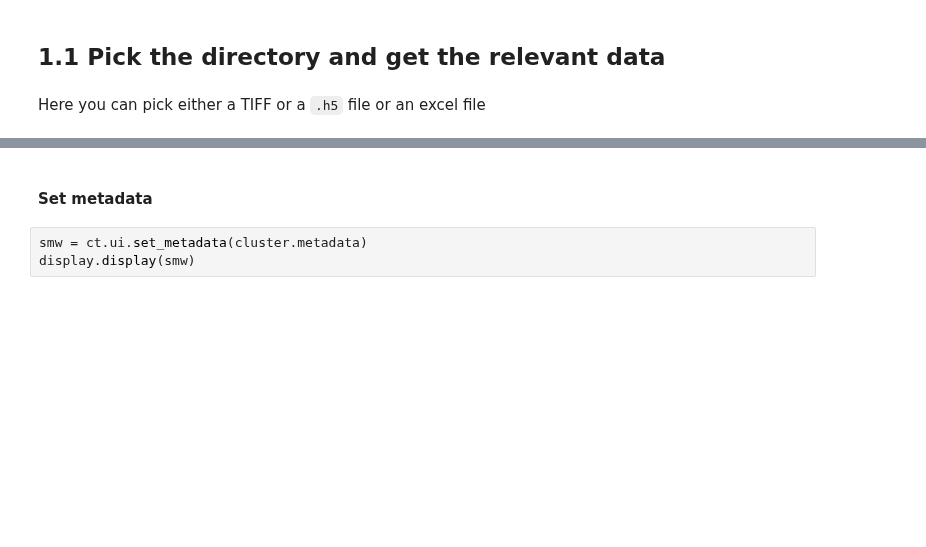
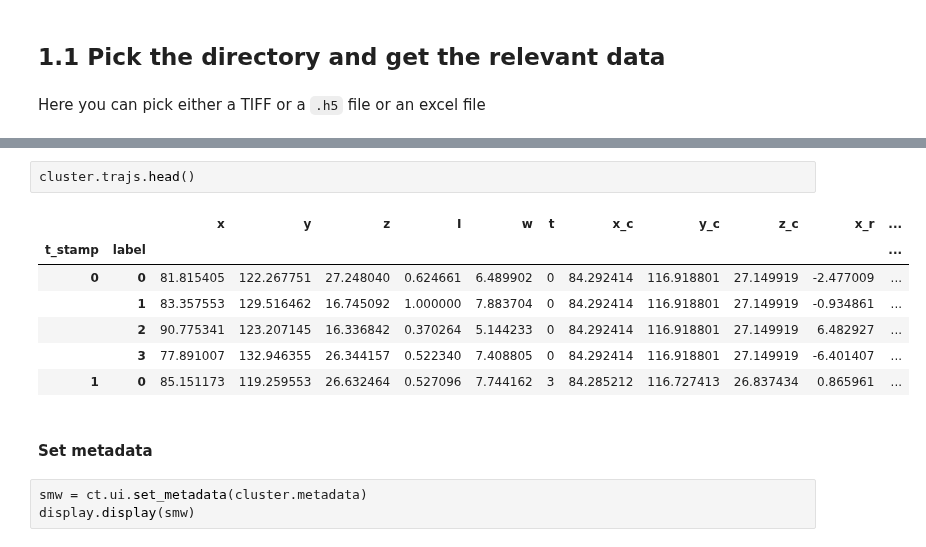
Before and after one commit to glyg/cell-tracker, a Jupyter notebook: notebooks/Analysis.ipynb, the cells around one changed output, grey strips where cells are left out. Saved outputs shown, nothing was run; the diff lists cells and outputs as text; blank space fills up the shorter version.

```diff
--- a/notebooks/Analysis.ipynb
+++ b/notebooks/Analysis.ipynb
@@ -24,3 +26,13 @@ cluster = ct.ui.get_cluster(default_path)
+# %%
+cluster.trajs.head()
+# %% [output]
+|  |  | x | y | z | I | w | t | x_c | y_c | z_c | x_r | ... |
+| t_stamp | label |  |  |  |  |  |  |  |  |  |  | ... |
+| 0 | 0 | 81.815405 | 122.267751 | 27.248040 | 0.624661 | 6.489902 | 0 | 84.292414 | 116.918801 | 27.149919 | -2.477009 | ... |
+|  | 1 | 83.357553 | 129.516462 | 16.745092 | 1.000000 | 7.883704 | 0 | 84.292414 | 116.918801 | 27.149919 | -0.934861 | ... |
+|  | 2 | 90.775341 | 123.207145 | 16.336842 | 0.370264 | 5.144233 | 0 | 84.292414 | 116.918801 | 27.149919 | 6.482927 | ... |
+|  | 3 | 77.891007 | 132.946355 | 26.344157 | 0.522340 | 7.408805 | 0 | 84.292414 | 116.918801 | 27.149919 | -6.401407 | ... |
+| 1 | 0 | 85.151173 | 119.259553 | 26.632464 | 0.527096 | 7.744162 | 3 | 84.285212 | 116.727413 | 26.837434 | 0.865961 | ... |
 # %% [markdown]
 #### Set metadata
 # %%
```
Also changed, not shown: parts of 29 cells of this notebook, 9 other files.
